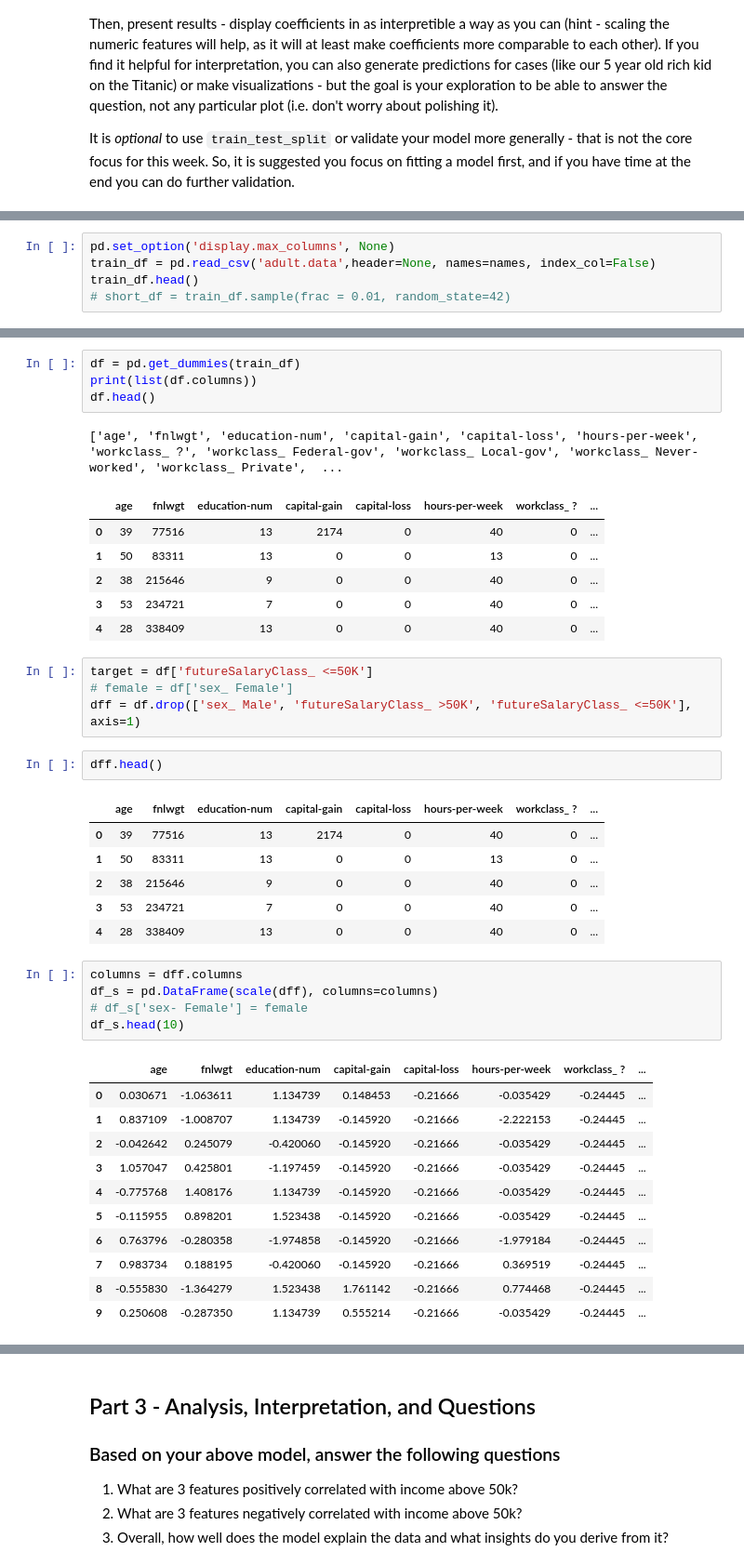
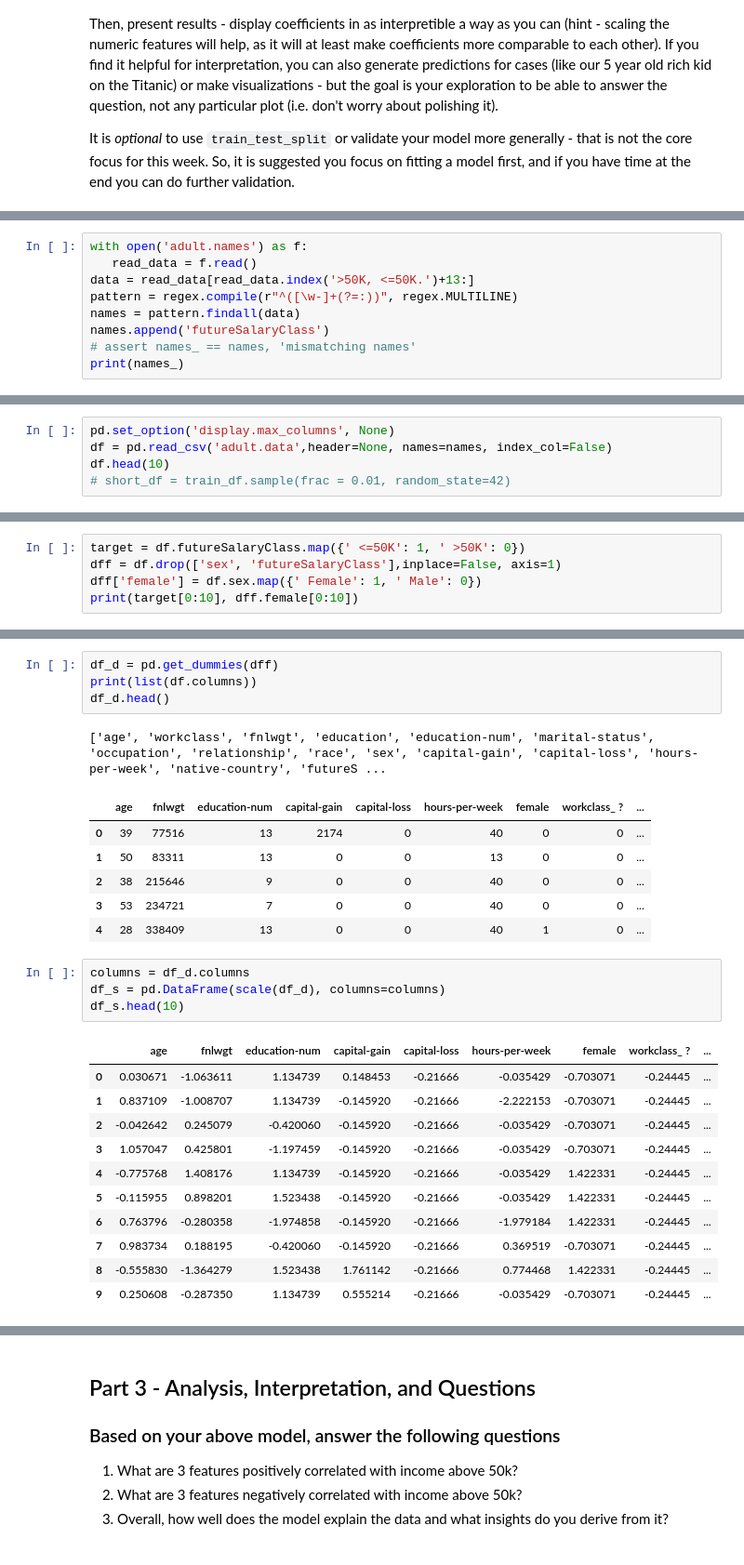
Before and after one commit to bloominstituteoftechnology/DS-Unit-2-Sprint-3-Advanced-Regression, a Jupyter notebook: DS_Unit_2_Sprint_Challenge_3.ipynb, the cells around one changed output, grey strips where cells are left out. Shown at 93% size. Cells and saved outputs as stored; diff of their text form.

Commit message:
got names from file and regex

```diff
--- a/DS_Unit_2_Sprint_Challenge_3.ipynb
+++ b/DS_Unit_2_Sprint_Challenge_3.ipynb
@@ -162,0 +163,9 @@ import statsmodels.api as sm
+# %%
+with open('adult.names') as f:
+   read_data = f.read()
+data = read_data[read_data.index('>50K, <=50K.')+13:]
+pattern = regex.compile(r"^([\w-]+(?=:))", regex.MULTILINE)
+names = pattern.findall(data)
+names.append('futureSalaryClass')
+# assert names_ == names, 'mismatching names'
+print(names_)
@@ -163,7 +174,7 @@ import statsmodels.api as sm
 # %%
 pd.set_option('display.max_columns', None)
-train_df = pd.read_csv('adult.data',header=None, names=names, index_col=False)
-train_df.head()
+df = pd.read_csv('adult.data',header=None, names=names, index_col=False)
+df.head(10)
 # short_df = train_df.sample(frac = 0.01, random_state=42)
 # %% [output]
 |  | age | workclass | fnlwgt | education | education-num | marital-status | occupation | relationship | ... |
@@ -191,0 +197,5 @@ train_df.head()
+# %%
+target = df.futureSalaryClass.map({' <=50K': 1, ' >50K': 0})
+dff = df.drop(['sex', 'futureSalaryClass'],inplace=False, axis=1)
+dff['female'] = df.sex.map({' Female': 1, ' Male': 0})
+print(target[0:10], dff.female[0:10])
@@ -192,45 +220,31 @@ train_df.head()
 # %%
-df = pd.get_dummies(train_df)
+df_d = pd.get_dummies(dff)
 print(list(df.columns))
-df.head()
+df_d.head()
 # %% [output]
-['age', 'fnlwgt', 'education-num', 'capital-gain', 'capital-loss', 'hours-per-week', 'workclass_ ?', 'workclass_ Federal-gov', 'workclass_ Local-gov', 'workclass_ Never-worked', 'workclass_ Private',  ...
+['age', 'workclass', 'fnlwgt', 'education', 'education-num', 'marital-status', 'occupation', 'relationship', 'race', 'sex', 'capital-gain', 'capital-loss', 'hours-per-week', 'native-country', 'futureS ...
-|  | age | fnlwgt | education-num | capital-gain | capital-loss | hours-per-week | workclass_ ? | ... |
-| 0 | 39 | 77516 | 13 | 2174 | 0 | 40 | 0 | ... |
-| 1 | 50 | 83311 | 13 | 0 | 0 | 13 | 0 | ... |
-| 2 | 38 | 215646 | 9 | 0 | 0 | 40 | 0 | ... |
-| 3 | 53 | 234721 | 7 | 0 | 0 | 40 | 0 | ... |
-| 4 | 28 | 338409 | 13 | 0 | 0 | 40 | 0 | ... |
+|  | age | fnlwgt | education-num | capital-gain | capital-loss | hours-per-week | female | workclass_ ? | ... |
+| 0 | 39 | 77516 | 13 | 2174 | 0 | 40 | 0 | 0 | ... |
+| 1 | 50 | 83311 | 13 | 0 | 0 | 13 | 0 | 0 | ... |
+| 2 | 38 | 215646 | 9 | 0 | 0 | 40 | 0 | 0 | ... |
+| 3 | 53 | 234721 | 7 | 0 | 0 | 40 | 0 | 0 | ... |
+| 4 | 28 | 338409 | 13 | 0 | 0 | 40 | 1 | 0 | ... |
-# %%
-target = df['futureSalaryClass_ <=50K']
-# female = df['sex_ Female']
-dff = df.drop(['sex_ Male', 'futureSalaryClass_ >50K', 'futureSalaryClass_ <=50K'], axis=1)
-# %%
-dff.head()
-# %% [output]
-|  | age | fnlwgt | education-num | capital-gain | capital-loss | hours-per-week | workclass_ ? | ... |
-| 0 | 39 | 77516 | 13 | 2174 | 0 | 40 | 0 | ... |
-| 1 | 50 | 83311 | 13 | 0 | 0 | 13 | 0 | ... |
-| 2 | 38 | 215646 | 9 | 0 | 0 | 40 | 0 | ... |
-| 3 | 53 | 234721 | 7 | 0 | 0 | 40 | 0 | ... |
-| 4 | 28 | 338409 | 13 | 0 | 0 | 40 | 0 | ... |
 # %%
-columns = dff.columns
-df_s = pd.DataFrame(scale(dff), columns=columns)
-# df_s['sex- Female'] = female
+columns = df_d.columns
+df_s = pd.DataFrame(scale(df_d), columns=columns)
 df_s.head(10)
 # %% [output]
-|  | age | fnlwgt | education-num | capital-gain | capital-loss | hours-per-week | workclass_ ? | ... |
-| 0 | 0.030671 | -1.063611 | 1.134739 | 0.148453 | -0.21666 | -0.035429 | -0.24445 | ... |
-| 1 | 0.837109 | -1.008707 | 1.134739 | -0.145920 | -0.21666 | -2.222153 | -0.24445 | ... |
-| 2 | -0.042642 | 0.245079 | -0.420060 | -0.145920 | -0.21666 | -0.035429 | -0.24445 | ... |
-| 3 | 1.057047 | 0.425801 | -1.197459 | -0.145920 | -0.21666 | -0.035429 | -0.24445 | ... |
-| 4 | -0.775768 | 1.408176 | 1.134739 | -0.145920 | -0.21666 | -0.035429 | -0.24445 | ... |
-| 5 | -0.115955 | 0.898201 | 1.523438 | -0.145920 | -0.21666 | -0.035429 | -0.24445 | ... |
-| 6 | 0.763796 | -0.280358 | -1.974858 | -0.145920 | -0.21666 | -1.979184 | -0.24445 | ... |
-| 7 | 0.983734 | 0.188195 | -0.420060 | -0.145920 | -0.21666 | 0.369519 | -0.24445 | ... |
-| 8 | -0.555830 | -1.364279 | 1.523438 | 1.761142 | -0.21666 | 0.774468 | -0.24445 | ... |
-| 9 | 0.250608 | -0.287350 | 1.134739 | 0.555214 | -0.21666 | -0.035429 | -0.24445 | ... |
+|  | age | fnlwgt | education-num | capital-gain | capital-loss | hours-per-week | female | workclass_ ? | ... |
+| 0 | 0.030671 | -1.063611 | 1.134739 | 0.148453 | -0.21666 | -0.035429 | -0.703071 | -0.24445 | ... |
+| 1 | 0.837109 | -1.008707 | 1.134739 | -0.145920 | -0.21666 | -2.222153 | -0.703071 | -0.24445 | ... |
+| 2 | -0.042642 | 0.245079 | -0.420060 | -0.145920 | -0.21666 | -0.035429 | -0.703071 | -0.24445 | ... |
+| 3 | 1.057047 | 0.425801 | -1.197459 | -0.145920 | -0.21666 | -0.035429 | -0.703071 | -0.24445 | ... |
+| 4 | -0.775768 | 1.408176 | 1.134739 | -0.145920 | -0.21666 | -0.035429 | 1.422331 | -0.24445 | ... |
+| 5 | -0.115955 | 0.898201 | 1.523438 | -0.145920 | -0.21666 | -0.035429 | 1.422331 | -0.24445 | ... |
+| 6 | 0.763796 | -0.280358 | -1.974858 | -0.145920 | -0.21666 | -1.979184 | 1.422331 | -0.24445 | ... |
+| 7 | 0.983734 | 0.188195 | -0.420060 | -0.145920 | -0.21666 | 0.369519 | -0.703071 | -0.24445 | ... |
+| 8 | -0.555830 | -1.364279 | 1.523438 | 1.761142 | -0.21666 | 0.774468 | 1.422331 | -0.24445 | ... |
+| 9 | 0.250608 | -0.287350 | 1.134739 | 0.555214 | -0.21666 | -0.035429 | -0.703071 | -0.24445 | ... |
 # %%
 X = df_s
 y = target
```
Also changed, not shown: parts of 12 cells of this notebook.
